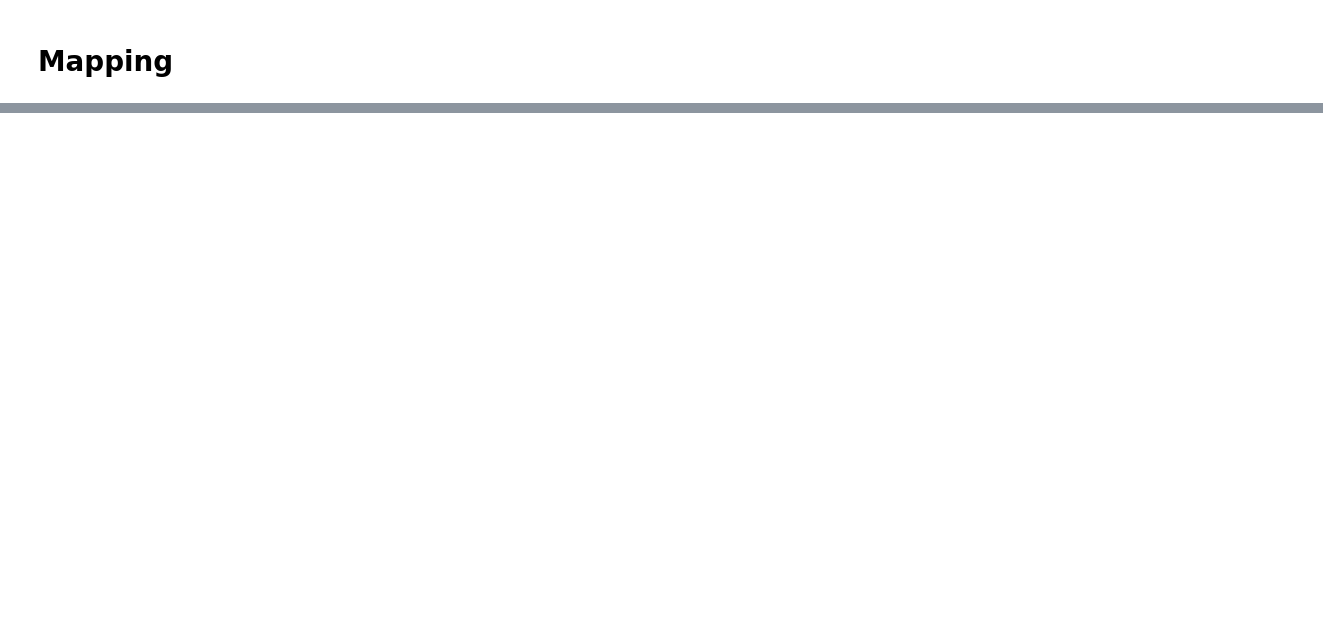
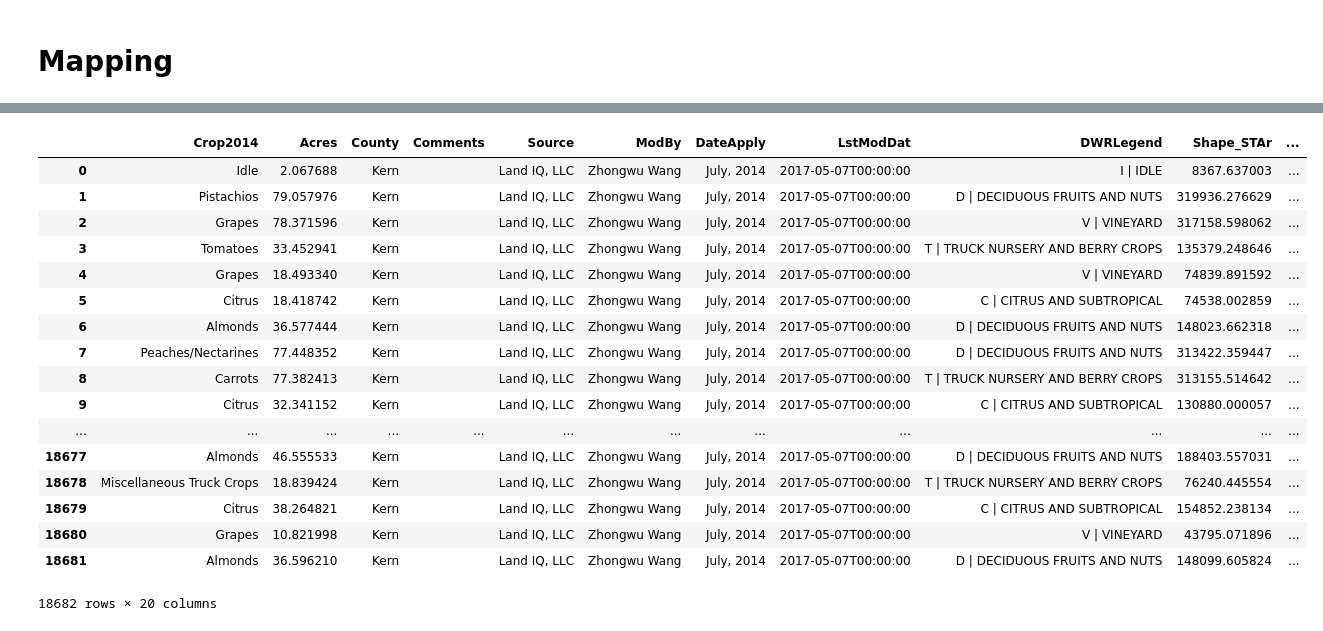
Before and after one commit to eanderson-ei/cv-mbom, a Jupyter notebook: notebooks/business-as-usual.ipynb, the cells around one changed output, grey strips where cells are left out. Drawn from its saved outputs; the diff is of its cells as text; code cells hidden in the pictures; blank space fills up the shorter version.

```diff
--- a/notebooks/business-as-usual.ipynb
+++ b/notebooks/business-as-usual.ipynb
@@ -519,0 +511,21 @@ m.save('out_map.html')
+# %%
+fields
+# %% [output]
+|  | Crop2014 | Acres | County | Comments | Source | ModBy | DateApply | LstModDat | DWRLegend | Shape_STAr | ... |
+| 0 | Idle | 2.067688 | Kern |  | Land IQ, LLC | Zhongwu Wang | July, 2014 | 2017-05-07T00:00:00 | I | IDLE | 8367.637003 | ... |
+| 1 | Pistachios | 79.057976 | Kern |  | Land IQ, LLC | Zhongwu Wang | July, 2014 | 2017-05-07T00:00:00 | D | DECIDUOUS FRUITS AND NUTS | 319936.276629 | ... |
+| 2 | Grapes | 78.371596 | Kern |  | Land IQ, LLC | Zhongwu Wang | July, 2014 | 2017-05-07T00:00:00 | V | VINEYARD | 317158.598062 | ... |
+| 3 | Tomatoes | 33.452941 | Kern |  | Land IQ, LLC | Zhongwu Wang | July, 2014 | 2017-05-07T00:00:00 | T | TRUCK NURSERY AND BERRY CROPS | 135379.248646 | ... |
+| 4 | Grapes | 18.493340 | Kern |  | Land IQ, LLC | Zhongwu Wang | July, 2014 | 2017-05-07T00:00:00 | V | VINEYARD | 74839.891592 | ... |
+| 5 | Citrus | 18.418742 | Kern |  | Land IQ, LLC | Zhongwu Wang | July, 2014 | 2017-05-07T00:00:00 | C | CITRUS AND SUBTROPICAL | 74538.002859 | ... |
+| 6 | Almonds | 36.577444 | Kern |  | Land IQ, LLC | Zhongwu Wang | July, 2014 | 2017-05-07T00:00:00 | D | DECIDUOUS FRUITS AND NUTS | 148023.662318 | ... |
+| 7 | Peaches/Nectarines | 77.448352 | Kern |  | Land IQ, LLC | Zhongwu Wang | July, 2014 | 2017-05-07T00:00:00 | D | DECIDUOUS FRUITS AND NUTS | 313422.359447 | ... |
+| 8 | Carrots | 77.382413 | Kern |  | Land IQ, LLC | Zhongwu Wang | July, 2014 | 2017-05-07T00:00:00 | T | TRUCK NURSERY AND BERRY CROPS | 313155.514642 | ... |
+| 9 | Citrus | 32.341152 | Kern |  | Land IQ, LLC | Zhongwu Wang | July, 2014 | 2017-05-07T00:00:00 | C | CITRUS AND SUBTROPICAL | 130880.000057 | ... |
+| ... | ... | ... | ... | ... | ... | ... | ... | ... | ... | ... | ... |
+| 18677 | Almonds | 46.555533 | Kern |  | Land IQ, LLC | Zhongwu Wang | July, 2014 | 2017-05-07T00:00:00 | D | DECIDUOUS FRUITS AND NUTS | 188403.557031 | ... |
+| 18678 | Miscellaneous Truck Crops | 18.839424 | Kern |  | Land IQ, LLC | Zhongwu Wang | July, 2014 | 2017-05-07T00:00:00 | T | TRUCK NURSERY AND BERRY CROPS | 76240.445554 | ... |
+| 18679 | Citrus | 38.264821 | Kern |  | Land IQ, LLC | Zhongwu Wang | July, 2014 | 2017-05-07T00:00:00 | C | CITRUS AND SUBTROPICAL | 154852.238134 | ... |
+| 18680 | Grapes | 10.821998 | Kern |  | Land IQ, LLC | Zhongwu Wang | July, 2014 | 2017-05-07T00:00:00 | V | VINEYARD | 43795.071896 | ... |
+| 18681 | Almonds | 36.596210 | Kern |  | Land IQ, LLC | Zhongwu Wang | July, 2014 | 2017-05-07T00:00:00 | D | DECIDUOUS FRUITS AND NUTS | 148099.605824 | ... |
+18682 rows × 20 columns
```
Also changed, not shown: parts of 18 cells of this notebook, 2 other files.
